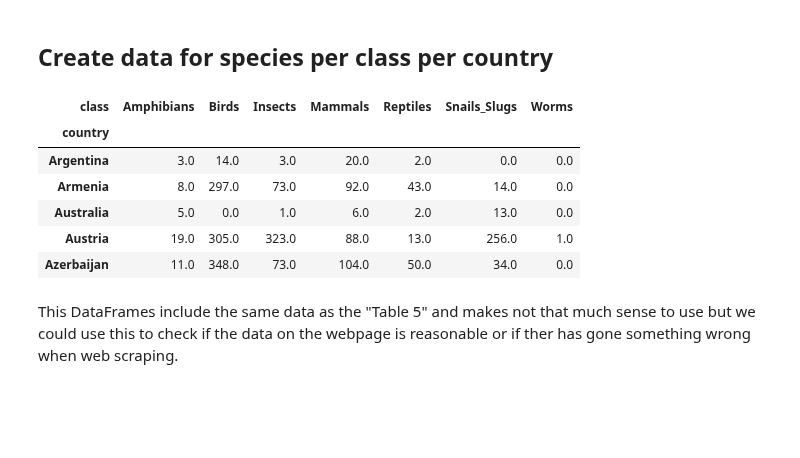
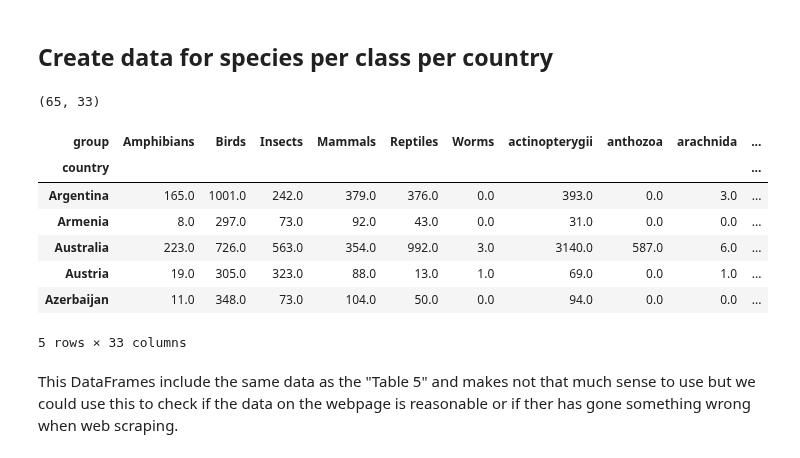
Before and after one commit to MarkusKiesel93/DOPPThreatenedSpecies, a Jupyter notebook: IUCN_explore.ipynb, the cells around one changed output. Drawn from its saved outputs; the diff is of its cells as text; code cells hidden in the pictures; blank space fills up the shorter version.

Commit message:
check scraped data

```diff
--- a/IUCN_explore.ipynb
+++ b/IUCN_explore.ipynb
@@ -44,7 +46,7 @@ def load_IUCN_data():
         df = pd.read_csv(file_path)
         df['country'] = file_path.stem
         all_countries.append(df)
-    return pd.concat(all_countries)
+    return pd.concat(all_countries, ignore_index=True)
 IUCN_raw_data = load_IUCN_data()
 # %%
 IUCN_raw_data.shape
@@ -117,7 +143,7 @@ There is no value for is and so and we use 'Data Deficient' for these.
 ### Todo
 - describe and comment
 # %%
-def clean_data(data):
+def clean_data(data, filter_terrestrial=True):
     # remove column common name and region
     data = data.drop(columns=['common_name', 'region'])
 
@@ -131,24 +157,37 @@ def clean_data(data):
 
     # extract only class as kingdom is always animalia
     data['kingdom_class'] = data.apply(lambda row: row['kingdom_class'].split()[-1], axis=1)
-    data = data.rename(columns={'kingdom_class': 'class'})
+    data = data.rename(columns={'kingdom_class': 'group'})
 
     # only select none sea animals
-    none_sea_animals = ['mammalia', 'insecta', 'amphibia', 'aves', 'gastropoda', 'clitellata', 'reptilia']
-    data = data[data['class'].isin(none_sea_animals)]
+    none_sea_animals = ['mammalia', 'insecta', 'amphibia', 'aves', 'clitellata', 'reptilia']
+    # todo: uncomment
+    # data = data[data.group.isin(none_sea_animals)]
 
     # rename classes
-    data['class'].replace({
+    data.group.replace({
         'mammalia': 'Mammals',
         'insecta': 'Insects',
         'amphibia': 'Amphibians',
         'aves': 'Birds',
-        'gastropoda': 'Snails_Slugs',
         'clitellata': 'Worms',
         'reptilia': 'Reptiles',
         },
         inplace=True)
 
+    # rename threat levels
+    data.threat_level.replace({
+        'Extinct': 'EX',
+        'Extinct in the Wild': 'EW',
+        'Critically Endangered': 'CR',
+        'Endangered': 'EN',
+        'Vulnerable': 'VU',
+        'Near Threatened': 'NT',
+        'Least Concern': 'LC',
+        'Data Deficient': 'DD',
+        },
+        inplace=True)
+
     return data
 IUCN_cleaned_data = clean_data(IUCN_raw_data)
 # %%
@@ -297,18 +383,23 @@ This DataFrames include the same data as the "Table 6a" and makes not that much
 ## Create data for species per class per country
 # %%
 # transform data
-grouped = df.groupby(['country', 'class'])['scientific_name'].count().reset_index(name='count')
-species_class_country = grouped.pivot(index='country', columns='class', values='count')
-species_class_country = species_class_country.fillna(0.0)
+grouped = IUCN_cleaned_data.groupby(['country', 'group'])['scientific_name'].count().reset_index(name='count')
+species_group_country = grouped.pivot(index='country', columns='group', values='count')
+species_group_country = species_group_country.fillna(0.0)
+species_group_country['Total'] = species_group_country.sum(axis=1)
+species_group_country.shape
+# %% [output]
+(65, 33)
 # %%
-species_class_country.head()
+species_group_country.head()
 # %% [output]
-| class | Amphibians | Birds | Insects | Mammals | Reptiles | Snails_Slugs | Worms |
-| country |  |  |  |  |  |  |  |
-| Argentina | 3.0 | 14.0 | 3.0 | 20.0 | 2.0 | 0.0 | 0.0 |
-| Armenia | 8.0 | 297.0 | 73.0 | 92.0 | 43.0 | 14.0 | 0.0 |
-| Australia | 5.0 | 0.0 | 1.0 | 6.0 | 2.0 | 13.0 | 0.0 |
-| Austria | 19.0 | 305.0 | 323.0 | 88.0 | 13.0 | 256.0 | 1.0 |
-| Azerbaijan | 11.0 | 348.0 | 73.0 | 104.0 | 50.0 | 34.0 | 0.0 |
+| group | Amphibians | Birds | Insects | Mammals | Reptiles | Worms | actinopterygii | anthozoa | arachnida | ... |
+| country |  |  |  |  |  |  |  |  |  | ... |
+| Argentina | 165.0 | 1001.0 | 242.0 | 379.0 | 376.0 | 0.0 | 393.0 | 0.0 | 3.0 | ... |
+| Armenia | 8.0 | 297.0 | 73.0 | 92.0 | 43.0 | 0.0 | 31.0 | 0.0 | 0.0 | ... |
+| Australia | 223.0 | 726.0 | 563.0 | 354.0 | 992.0 | 3.0 | 3140.0 | 587.0 | 6.0 | ... |
+| Austria | 19.0 | 305.0 | 323.0 | 88.0 | 13.0 | 1.0 | 69.0 | 0.0 | 1.0 | ... |
+| Azerbaijan | 11.0 | 348.0 | 73.0 | 104.0 | 50.0 | 0.0 | 94.0 | 0.0 | 0.0 | ... |
+5 rows × 33 columns
 # %% [markdown]
 This DataFrames include the same data as the "Table 5" and makes not that much sense to use but we could use this to check if the data on the webpage is reasonable or if ther has gone something wrong when web scraping.
```
Also changed, not shown: parts of 32 cells of this notebook.
